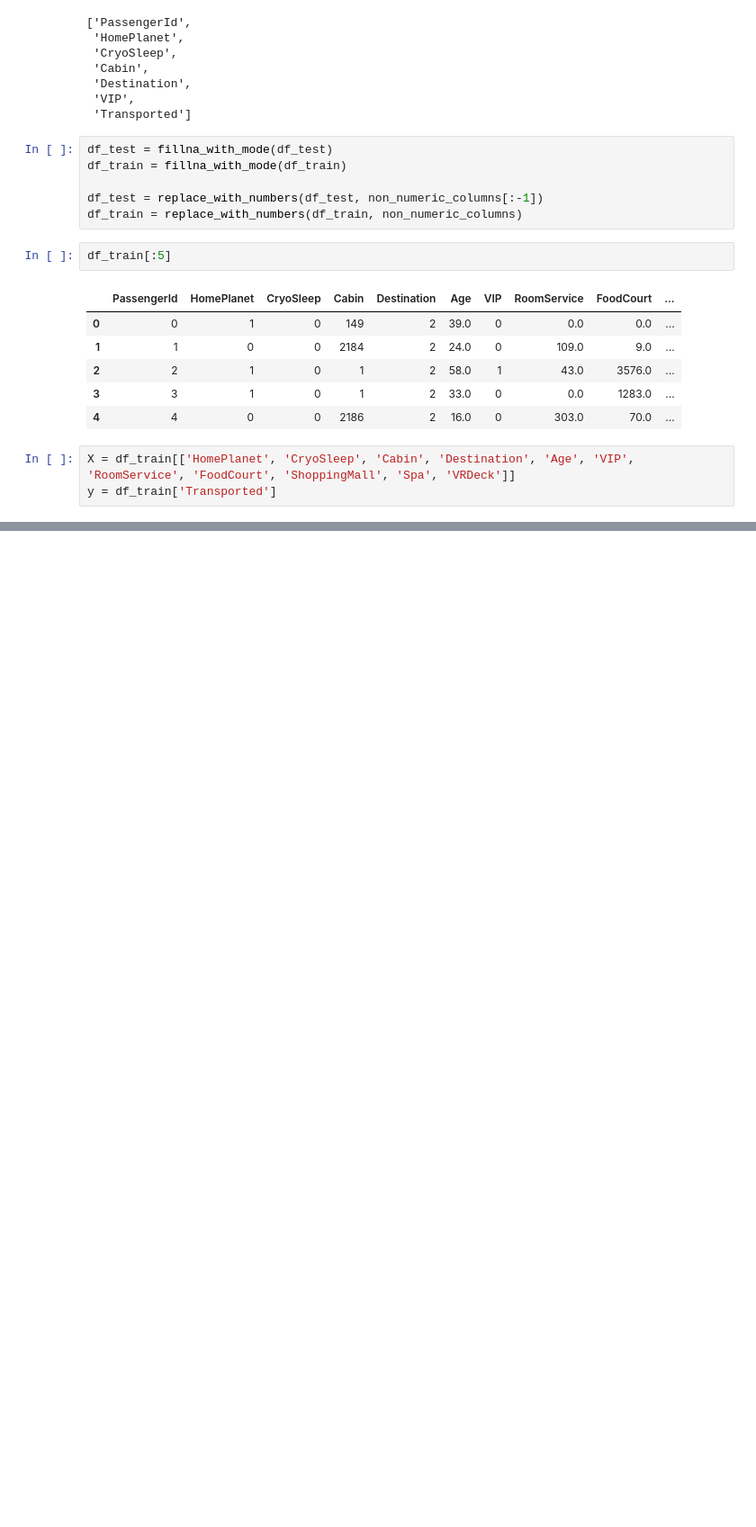
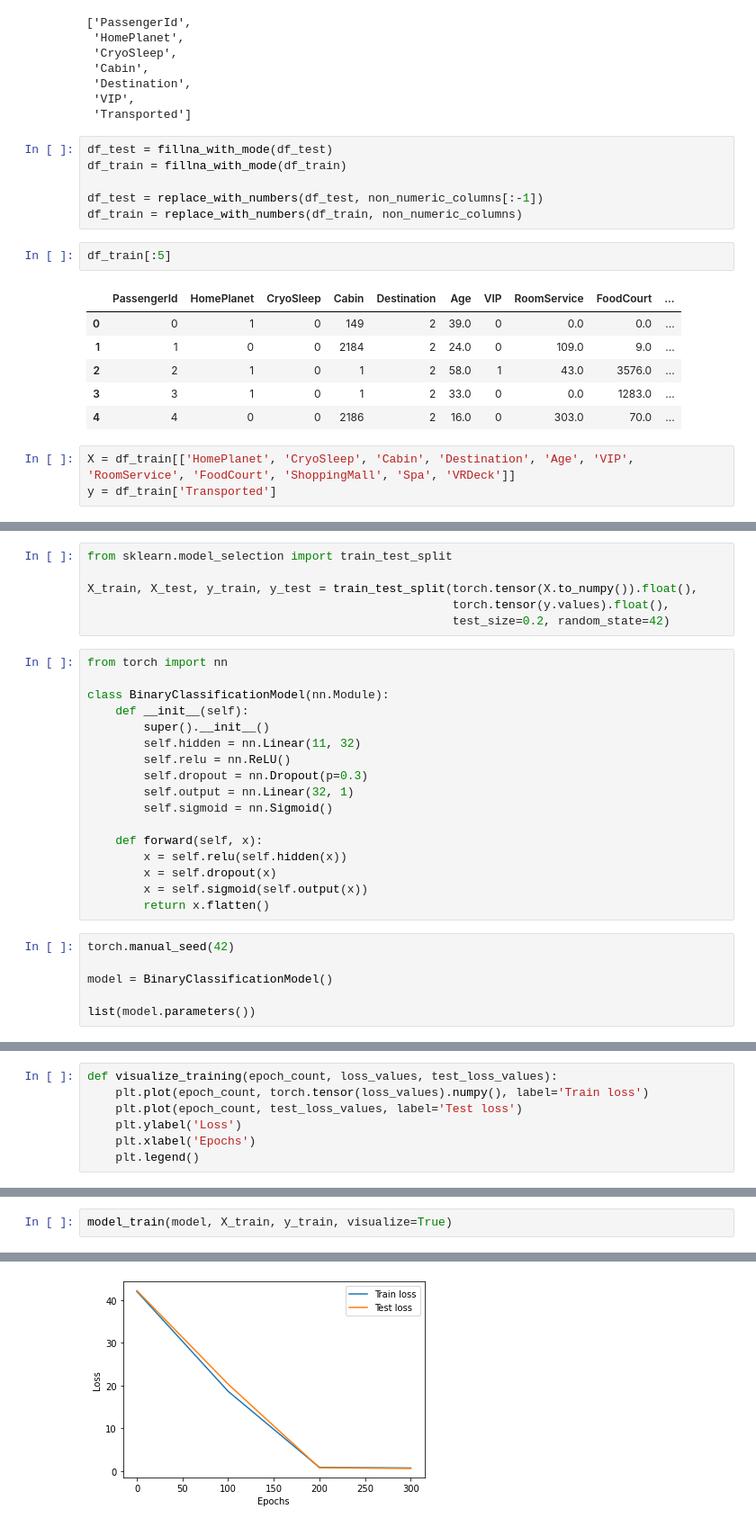
Before and after one commit to KsaweryKapela/Kaggle_Competitons, a Jupyter notebook: Spaceship Titanic/main.ipynb, the cells around one changed output, grey strips where cells are left out. Shown at 90% size. Saved outputs shown, nothing was run; the diff lists cells and outputs as text; blank space fills up the shorter version.

```diff
--- a/Spaceship Titanic/main.ipynb
+++ b/Spaceship Titanic/main.ipynb
@@ -139,0 +142,29 @@ cvs.mean(), cvs.std()
+# %%
+from sklearn.model_selection import train_test_split
+
+X_train, X_test, y_train, y_test = train_test_split(torch.tensor(X.to_numpy()).float(),
+                                                    torch.tensor(y.values).float(),
+                                                    test_size=0.2, random_state=42)
+# %%
+from torch import nn
+
+class BinaryClassificationModel(nn.Module):
+    def __init__(self):
+        super().__init__()
+        self.hidden = nn.Linear(11, 32)
+        self.relu = nn.ReLU()
+        self.dropout = nn.Dropout(p=0.3)
+        self.output = nn.Linear(32, 1)
+        self.sigmoid = nn.Sigmoid()
+
+    def forward(self, x):
+        x = self.relu(self.hidden(x))
+        x = self.dropout(x)
+        x = self.sigmoid(self.output(x))
+        return x.flatten()
+# %%
+torch.manual_seed(42)
+
+model = BinaryClassificationModel()
+
+list(model.parameters())
@@ -139,0 +208,7 @@ cvs.mean(), cvs.std()
+# %%
+def visualize_training(epoch_count, loss_values, test_loss_values):
+    plt.plot(epoch_count, torch.tensor(loss_values).numpy(), label='Train loss')
+    plt.plot(epoch_count, test_loss_values, label='Test loss')
+    plt.ylabel('Loss')
+    plt.xlabel('Epochs')
+    plt.legend()
@@ -139,0 +263,3 @@ cvs.mean(), cvs.std()
+# %%
+model_train(model, X_train, y_train, visualize=True)
+# %% [output]
@@ -139,0 +270 @@ cvs.mean(), cvs.std()
+[figure, added]
```
Also changed, not shown: parts of 15 cells of this notebook.
